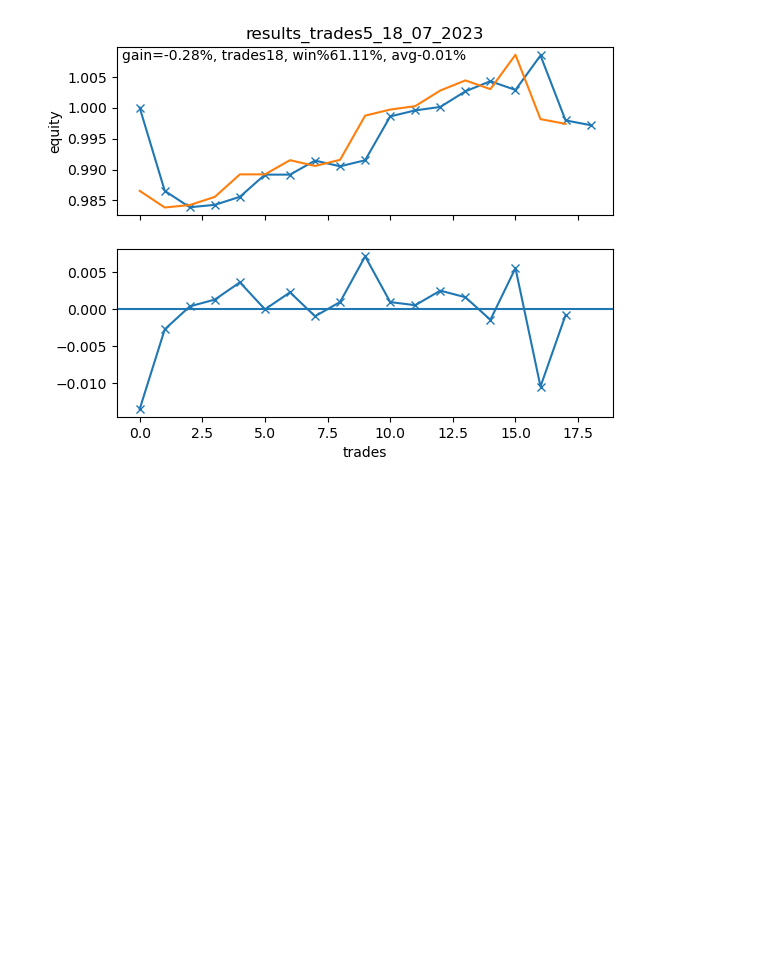
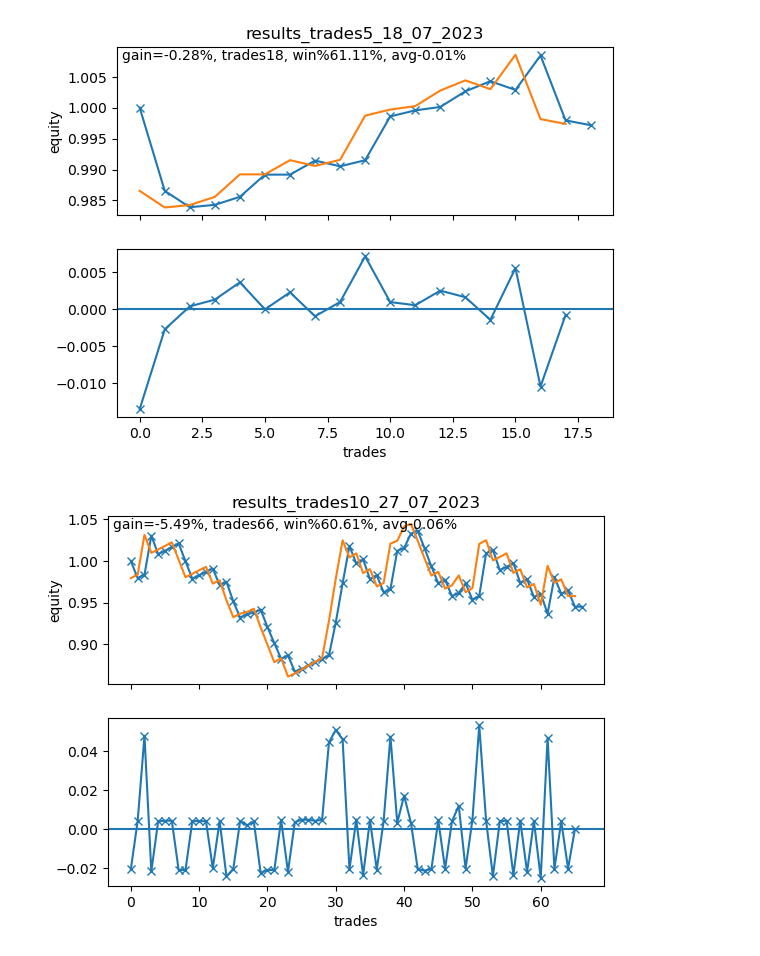
Before and after one commit to alexpvpmindustry/cryptotradr, a Jupyter notebook: 7_1_0read_results.ipynb, the cells around one changed output. Cells and saved outputs as stored; diff of their text form; code cells hidden in the pictures; blank space fills up the shorter version.

```diff
--- a/7_1_0read_results.ipynb
+++ b/7_1_0read_results.ipynb
@@ -70,3 +70,8 @@ equity,profits = read_results(file="trade_logs/results_trades5_18_07_2023.log",e
 plot_profits(equity,profits,"results_trades5_18_07_2023")
 # %% [output]
 [figure]
+# %%
+equity,profits = read_results(file="trade_logs/results_trades10_27_07_2023.log")
+plot_profits(equity,profits,"results_trades10_27_07_2023")
+# %% [output]
+[figure, added]
```
Also changed, not shown: parts of 1 cell of this notebook, 3 other files.
